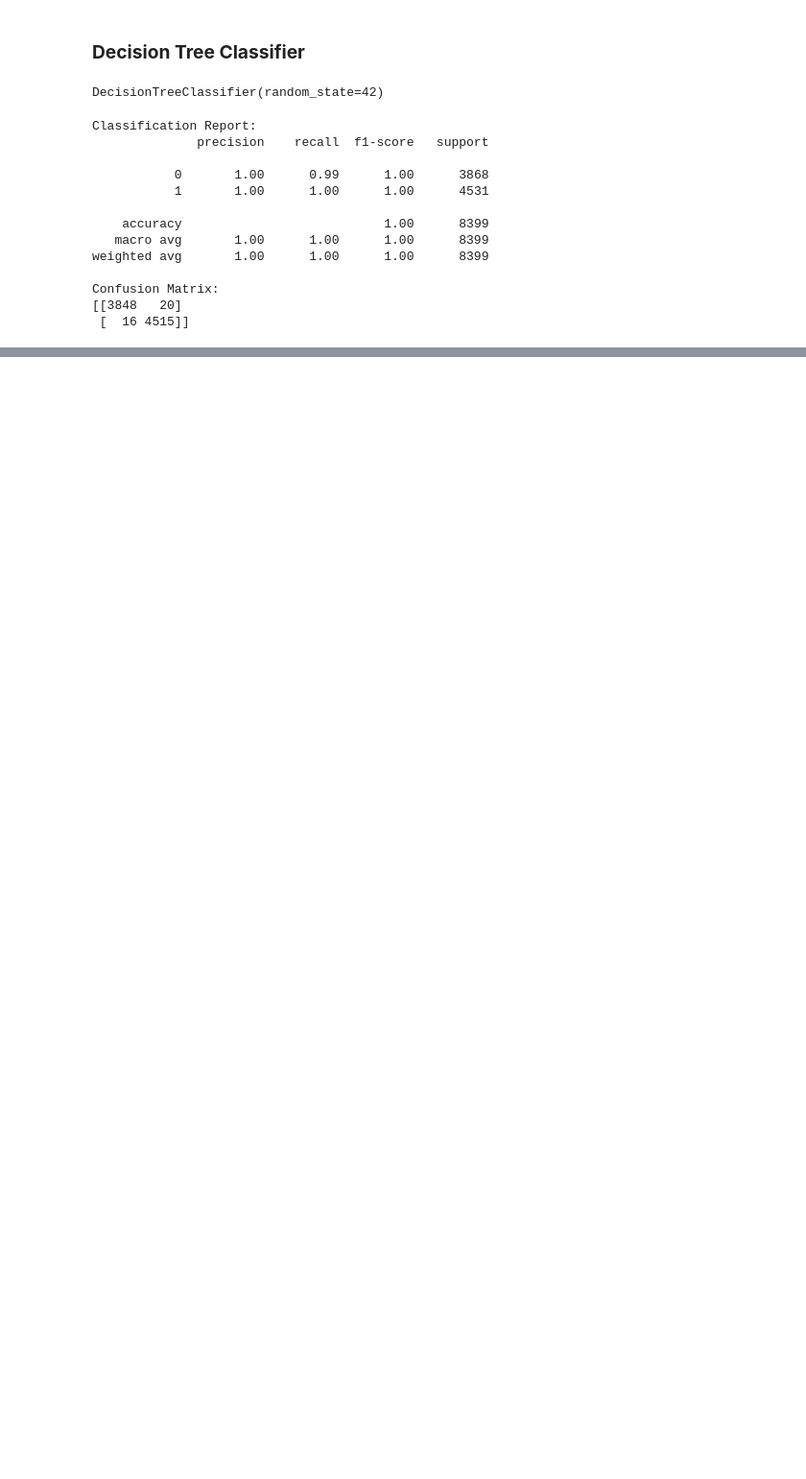
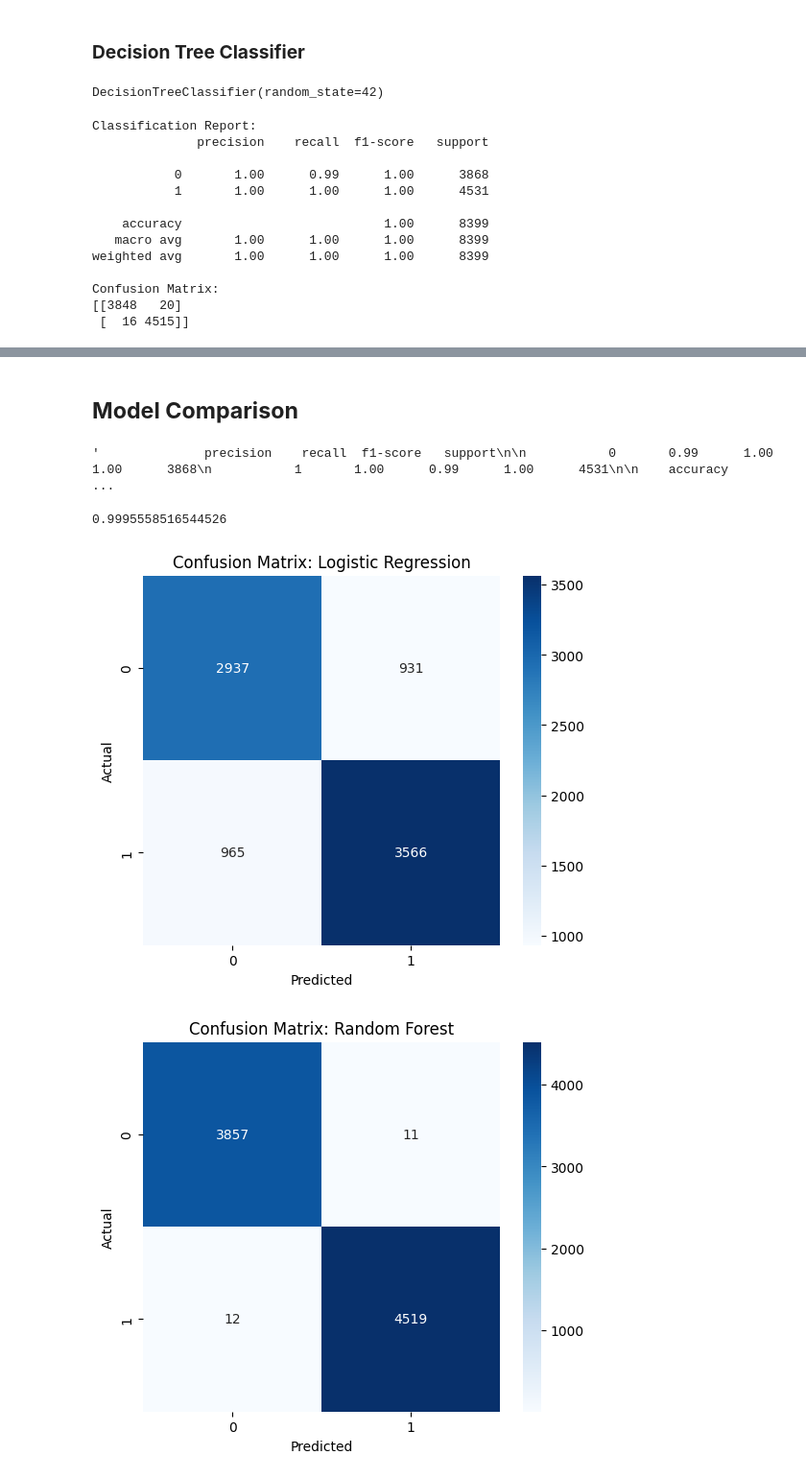
Before and after one commit to Redback-Operations/redback-senior-tech, a Jupyter notebook: data_science/parkinsons_disease_alt/Parkinsons_Disease_alt_model.ipynb, the cells around one changed output, grey strips where cells are left out. Shown at 96% size. Cells and saved outputs as stored; diff of their text form; code cells hidden in the pictures; blank space fills up the shorter version.

Commit message:
Uplaoding finalised versions of model and README

```diff
--- a/data_science/parkinsons_disease_alt/Parkinsons_Disease_alt_model.ipynb
+++ b/data_science/parkinsons_disease_alt/Parkinsons_Disease_alt_model.ipynb
@@ -225,0 +323,11 @@ Confusion Matrix:
+# %%
+# Evaluate the model's performance
+
+# Make predictions
+y_pred_mlp = mlp_model.predict(X_test_scaled)
+
+# Print results
+print("Classification Report:")
+print(classification_report(y_test, y_pred_mlp))
+print("Confusion Matrix:")
+print(confusion_matrix(y_test, y_pred_mlp))
@@ -225,0 +350,8 @@ Confusion Matrix:
+# %%
+# Build the k-Nearest Neighbours model
+
+# Initialize the k-Nearest Neighbours model
+knn_model = KNeighborsClassifier(n_neighbors = 5)
+
+# Train the model
+knn_model.fit(X_train_scaled, y_train)
@@ -225,0 +360,11 @@ Confusion Matrix:
+# %%
+# Evaluate the model's performance
+
+# Make predictions
+y_pred_knn = knn_model.predict(X_test_scaled)
+
+# Print results
+print("Classification Report:")
+print(classification_report(y_test, y_pred_knn))
+print("Confusion Matrix:")
+print(confusion_matrix(y_test, y_pred_mlp))
@@ -225,0 +385,10 @@ Confusion Matrix:
+# %% [markdown]
+## **Model Comparison**
+# %%
+classification_report(y_test, y_pred_knn)
+# %% [output]
+'              precision    recall  f1-score   support\n\n           0       0.99      1.00      1.00      3868\n           1       1.00      0.99      1.00      4531\n\n    accuracy                   ...
+# %%
+classification_report(y_test, y_pred_knn,output_dict=True)["1"]["precision"]
+# %% [output]
+0.9995558516544526
@@ -225,0 +432,14 @@ Confusion Matrix:
+# %%
+# Visualise confusion matrix of each model
+
+# Plot confusion matricies for each model
+for model, matrix in confusion_matricies.items():
+    plt.figure(figsize=(6, 5))
+    sns.heatmap(matrix, annot=True, fmt="d", cmap="Blues")
+    plt.title(f"Confusion Matrix: {model}")
+    plt.xlabel("Predicted")
+    plt.ylabel("Actual")
+    plt.show()
+# %% [output]
+[figure, added]
+[figure, added]
```
Also changed, not shown: parts of 27 cells of this notebook, 1 other file.
